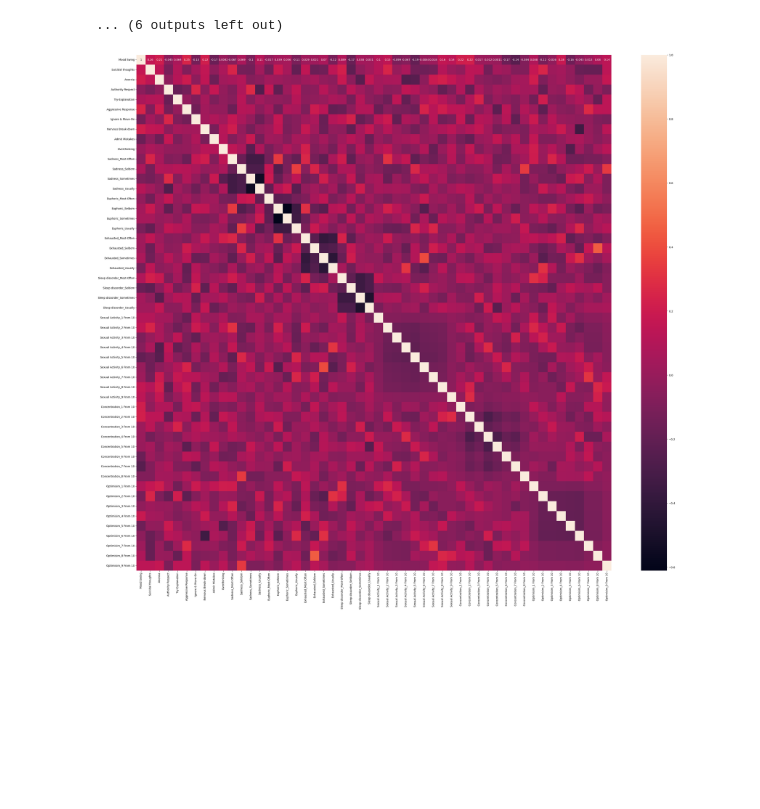
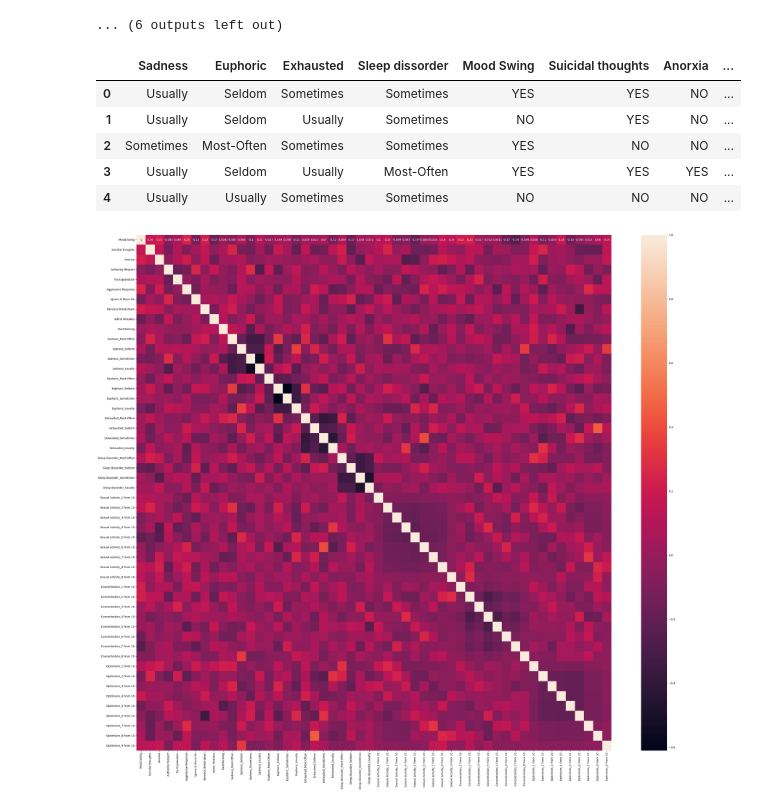
Before and after one commit to MaukanMir/Mental-Disorder-Classification, a Jupyter notebook: training.ipynb, the cells around one changed output. Saved outputs shown, nothing was run; the diff lists cells and outputs as text; code cells hidden in the pictures; blank space fills up the shorter version.

```diff
--- a/training.ipynb
+++ b/training.ipynb
@@ -183,6 +183,17 @@ for column in df.columns:
 [figure]
 [figure]
 ... (6 outputs left out)
+# %%
+mapping_dict = {'Normal': 0, 'Bipolar Type-1': 1, 'Bipolar Type-2': 2, 'Depression': 3}
+df['Expert Diagnose'] = df['Expert Diagnose'].map(mapping_dict).astype(int)
+df.head()
+# %% [output]
+|  | Sadness | Euphoric | Exhausted | Sleep dissorder | Mood Swing | Suicidal thoughts | Anorxia | ... |
+| 0 | Usually | Seldom | Sometimes | Sometimes | YES | YES | NO | ... |
+| 1 | Usually | Seldom | Usually | Sometimes | NO | YES | NO | ... |
+| 2 | Sometimes | Most-Often | Sometimes | Sometimes | YES | NO | NO | ... |
+| 3 | Usually | Seldom | Usually | Most-Often | YES | YES | YES | ... |
+| 4 | Usually | Usually | Sometimes | Sometimes | NO | NO | NO | ... |
 # %%
 df = hot_encode_binary_features(df, binary_features)
 # %%
```
Also changed, not shown: parts of 2 cells of this notebook.
